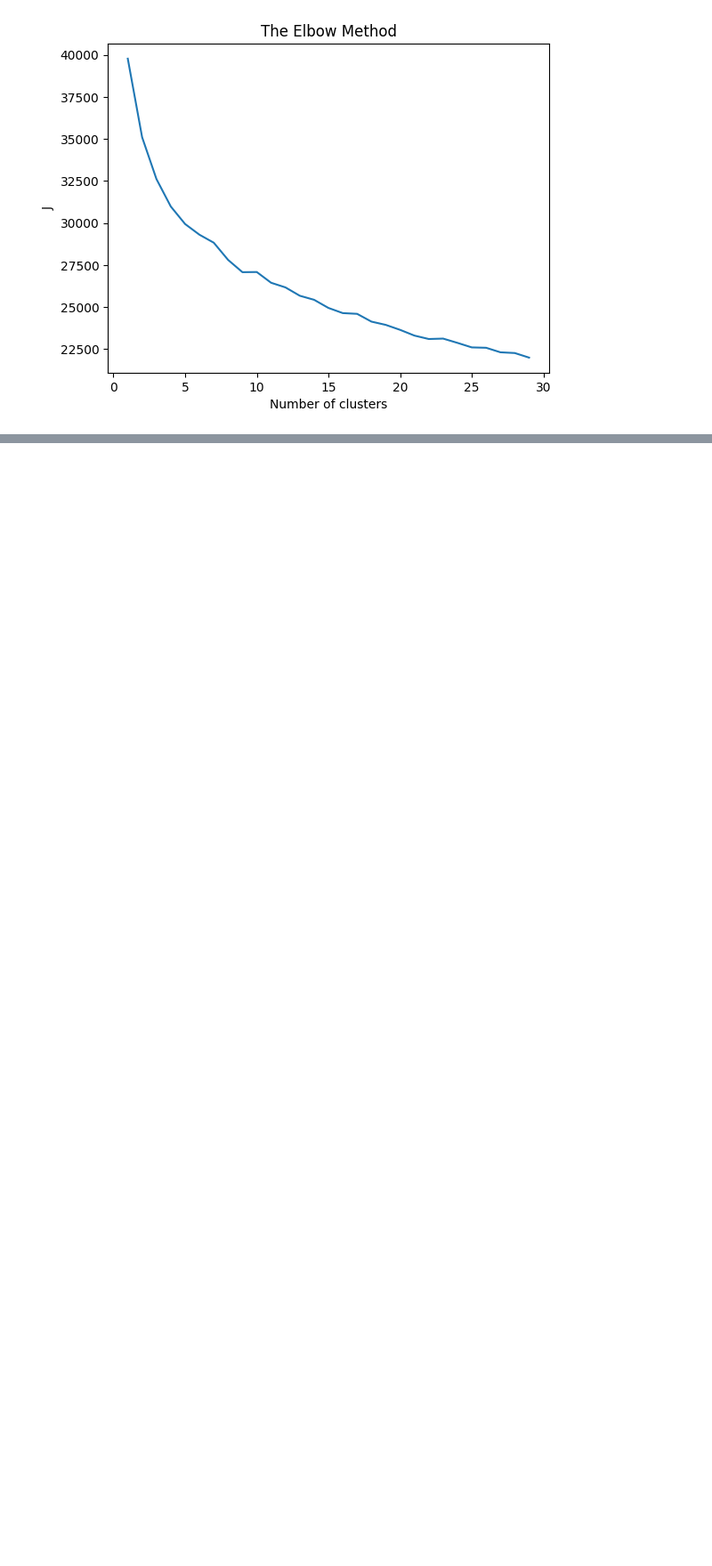
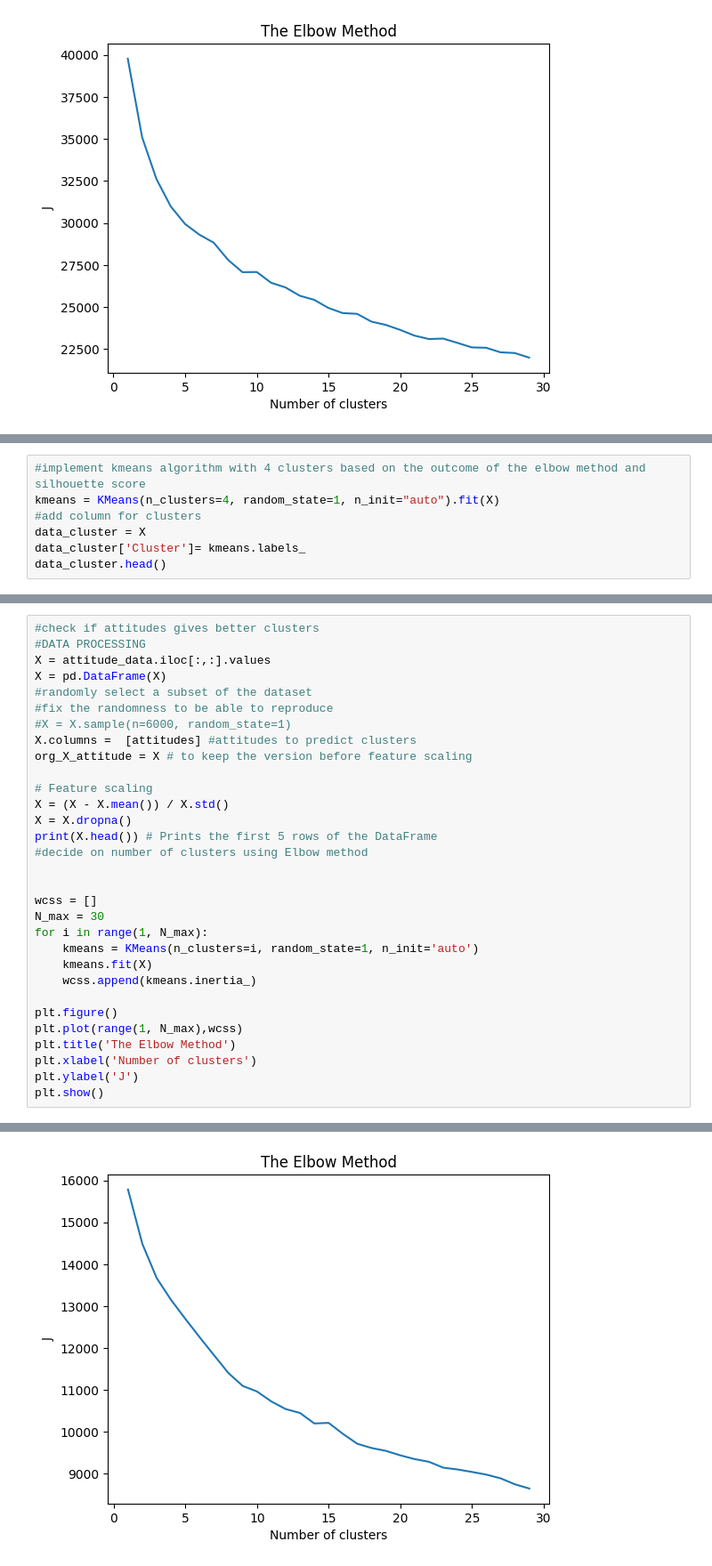
Before and after one commit to wendyqxc/MachineLearningModeChoiceGroup6, a Jupyter notebook: kmeans_modechoice.ipynb, the cells around one changed output, grey strips where cells are left out. Shown at 89% size. Saved outputs shown, nothing was run; the diff lists cells and outputs as text; blank space fills up the shorter version.

```diff
--- a/kmeans_modechoice.ipynb
+++ b/kmeans_modechoice.ipynb
@@ -118,0 +185,7 @@ plt.show()
+# %%
+#implement kmeans algorithm with 4 clusters based on the outcome of the elbow method and silhouette score
+kmeans = KMeans(n_clusters=4, random_state=1, n_init="auto").fit(X)
+#add column for clusters
+data_cluster = X
+data_cluster['Cluster']= kmeans.labels_
+data_cluster.head()
@@ -118,0 +210,32 @@ plt.show()
+# %%
+#check if attitudes gives better clusters
+#DATA PROCESSING
+X = attitude_data.iloc[:,:].values
+X = pd.DataFrame(X)
+#randomly select a subset of the dataset
+#fix the randomness to be able to reproduce
+#X = X.sample(n=6000, random_state=1)
+X.columns =  [attitudes] #attitudes to predict clusters
+org_X_attitude = X # to keep the version before feature scaling
+
+# Feature scaling
+X = (X - X.mean()) / X.std()
+X = X.dropna()
+print(X.head()) # Prints the first 5 rows of the DataFrame
+#decide on number of clusters using Elbow method
+
+
+wcss = []
+N_max = 30
+for i in range(1, N_max):
+    kmeans = KMeans(n_clusters=i, random_state=1, n_init='auto')
+    kmeans.fit(X)
+    wcss.append(kmeans.inertia_)
+
+plt.figure()
+plt.plot(range(1, N_max),wcss)
+plt.title('The Elbow Method')
+plt.xlabel('Number of clusters')
+plt.ylabel('J')
+plt.show()
+# %% [output]
@@ -118,0 +255 @@ plt.show()
+[figure, added]
```
Also changed, not shown: parts of 12 cells of this notebook.
